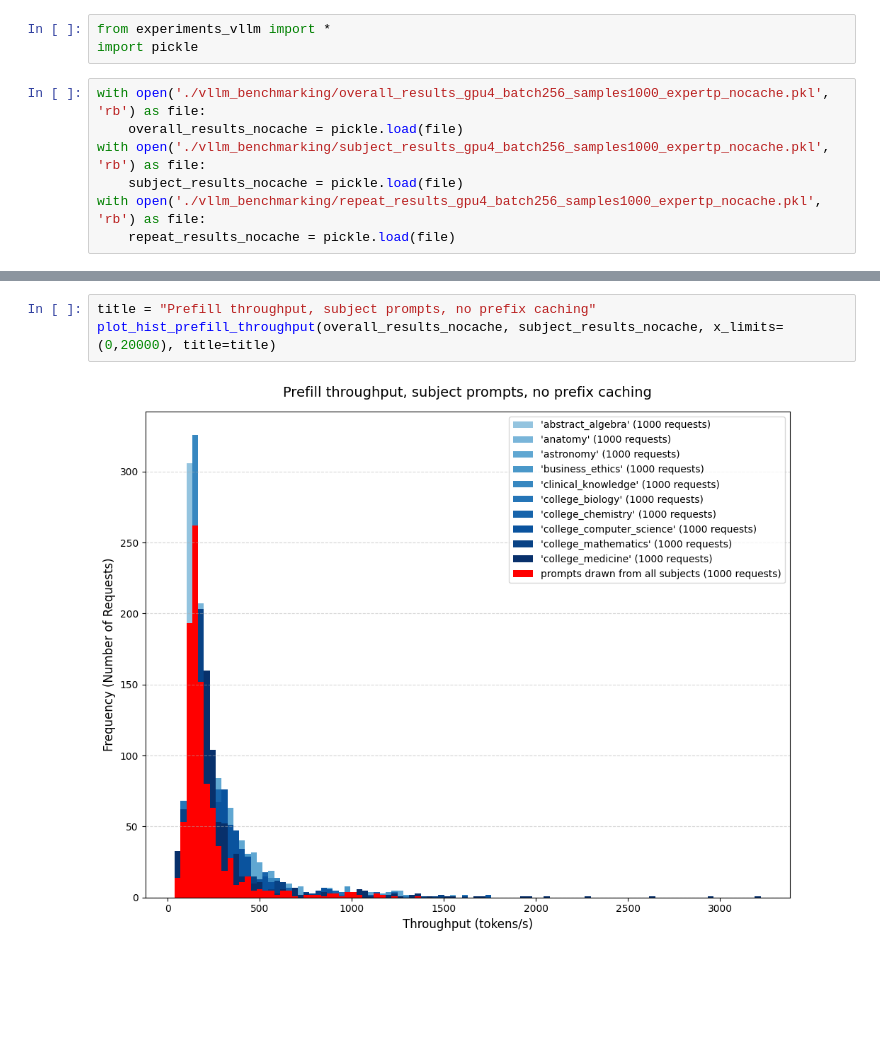
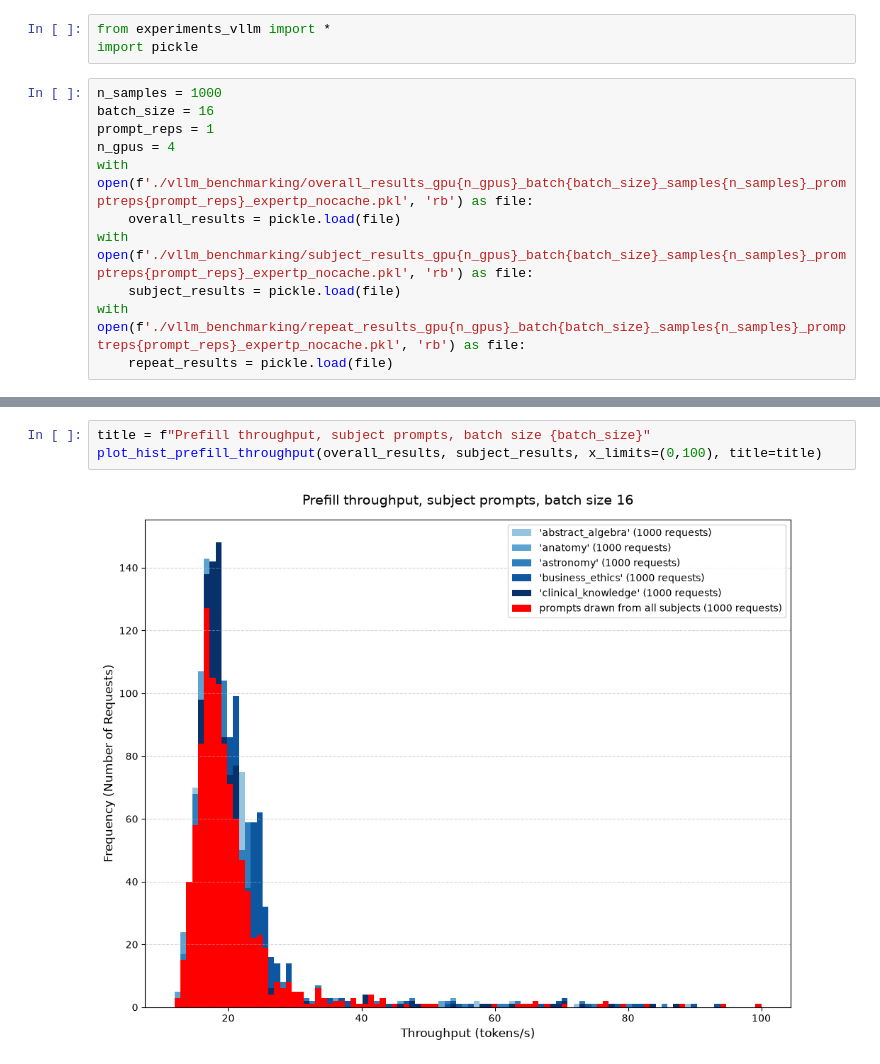
Before and after one commit to deveringham/moe-experiments, a Jupyter notebook: vllm_analysis.ipynb, the cells around one changed output, grey strips where cells are left out. Cells and saved outputs as stored; diff of their text form; blank space fills up the shorter version.

Commit message:
added prompt repitition

```diff
--- a/vllm_analysis.ipynb
+++ b/vllm_analysis.ipynb
@@ -2,9 +2,13 @@
 from experiments_vllm import *
 import pickle
 # %%
-with open('./vllm_benchmarking/overall_results_gpu4_batch256_samples1000_expertp_nocache.pkl', 'rb') as file:
-    overall_results_nocache = pickle.load(file)
-with open('./vllm_benchmarking/subject_results_gpu4_batch256_samples1000_expertp_nocache.pkl', 'rb') as file:
-    subject_results_nocache = pickle.load(file)
-with open('./vllm_benchmarking/repeat_results_gpu4_batch256_samples1000_expertp_nocache.pkl', 'rb') as file:
-    repeat_results_nocache = pickle.load(file)
+n_samples = 1000
+batch_size = 16
+prompt_reps = 1
+n_gpus = 4
+with open(f'./vllm_benchmarking/overall_results_gpu{n_gpus}_batch{batch_size}_samples{n_samples}_promptreps{prompt_reps}_expertp_nocache.pkl', 'rb') as file:
+    overall_results = pickle.load(file)
+with open(f'./vllm_benchmarking/subject_results_gpu{n_gpus}_batch{batch_size}_samples{n_samples}_promptreps{prompt_reps}_expertp_nocache.pkl', 'rb') as file:
+    subject_results = pickle.load(file)
+with open(f'./vllm_benchmarking/repeat_results_gpu{n_gpus}_batch{batch_size}_samples{n_samples}_promptreps{prompt_reps}_expertp_nocache.pkl', 'rb') as file:
+    repeat_results = pickle.load(file)
@@ -23,5 +20,5 @@ plot_hist_prefill_throughput(overall_results_nocache, repeat_results_nocache, x_
 # %%
-title = "Prefill throughput, subject prompts, no prefix caching"
-plot_hist_prefill_throughput(overall_results_nocache, subject_results_nocache, x_limits=(0,20000), title=title)
+title = f"Prefill throughput, subject prompts, batch size {batch_size}"
+plot_hist_prefill_throughput(overall_results, subject_results, x_limits=(0,100), title=title)
 # %% [output]
-[figure, old version]
+[figure, new version]
```
Also changed, not shown: parts of 4 cells of this notebook, 2 other files.
